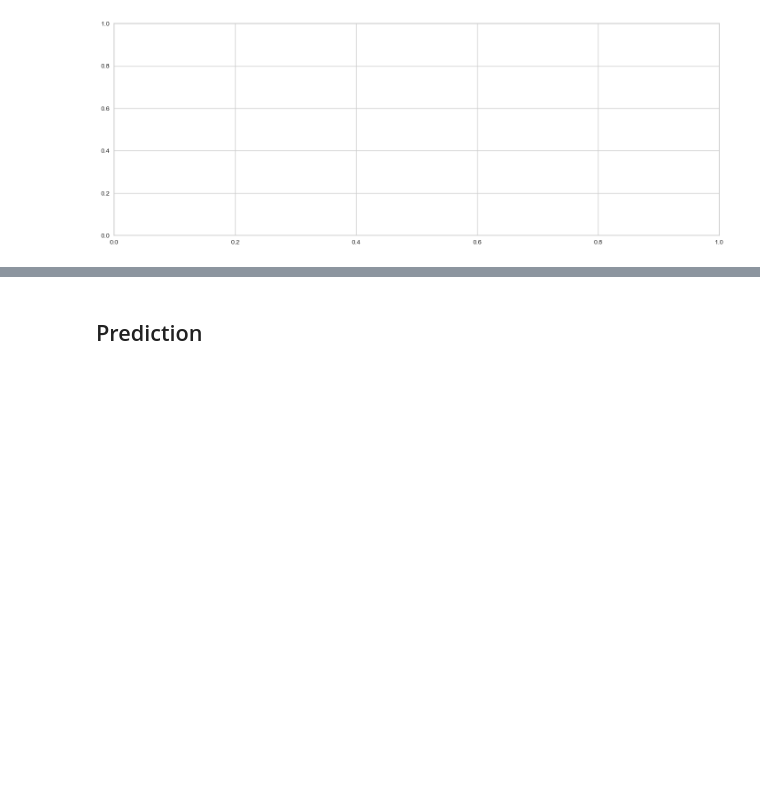
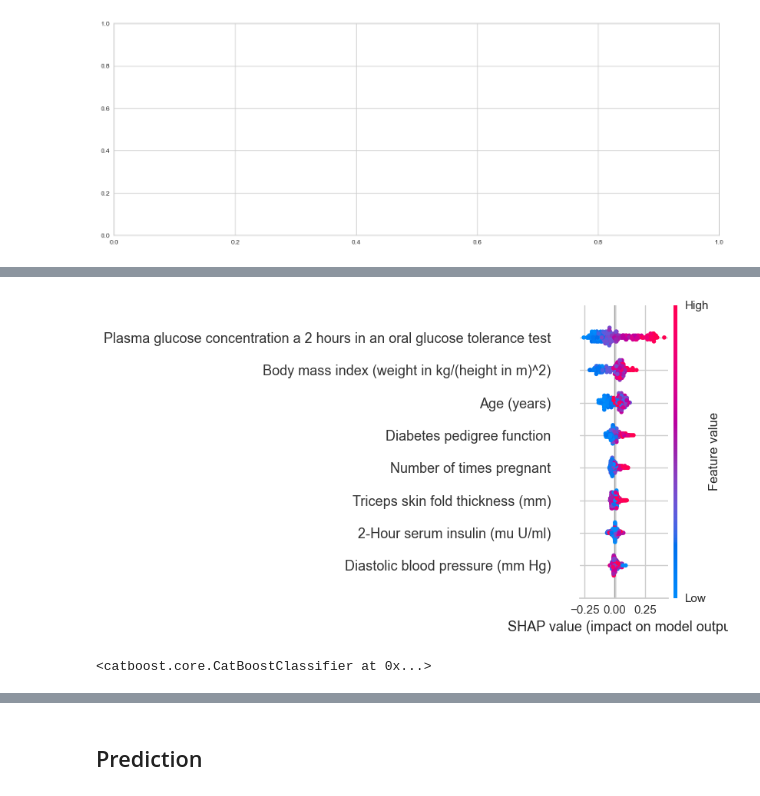
Before and after one commit to zerosum99/js_pycaret_study, a Jupyter notebook: pycaret3_Binary Classification.ipynb, the cells around one changed output, grey strips where cells are left out. Cells and saved outputs as stored; diff of their text form; code cells hidden in the pictures; blank space fills up the shorter version.

```diff
--- a/pycaret3_Binary Classification.ipynb
+++ b/pycaret3_Binary Classification.ipynb
@@ -177,0 +270,4 @@ LogisticRegression(C=1.0, class_weight=None, dual=False, fit_intercept=True,
+# %%
+compare_tree_models = compare_models(include = ['dt', 'rf', 'et',
+                                                'gbc', 'xgboost',
+                                                'lightgbm', 'catboost'], n_select=3)
@@ -202,0 +341,8 @@ interactive(children=(ToggleButtons(description='Plot Type:', icons=('',), optio
+# %%
+interpret_model(compare_tree_models[0])
+# %% [output]
+[figure, added]
+# %%
+compare_tree_models[1]
+# %% [output]
+<catboost.core.CatBoostClassifier at 0x...>
```
Also changed, not shown: parts of 13 cells of this notebook, 5 other files.
